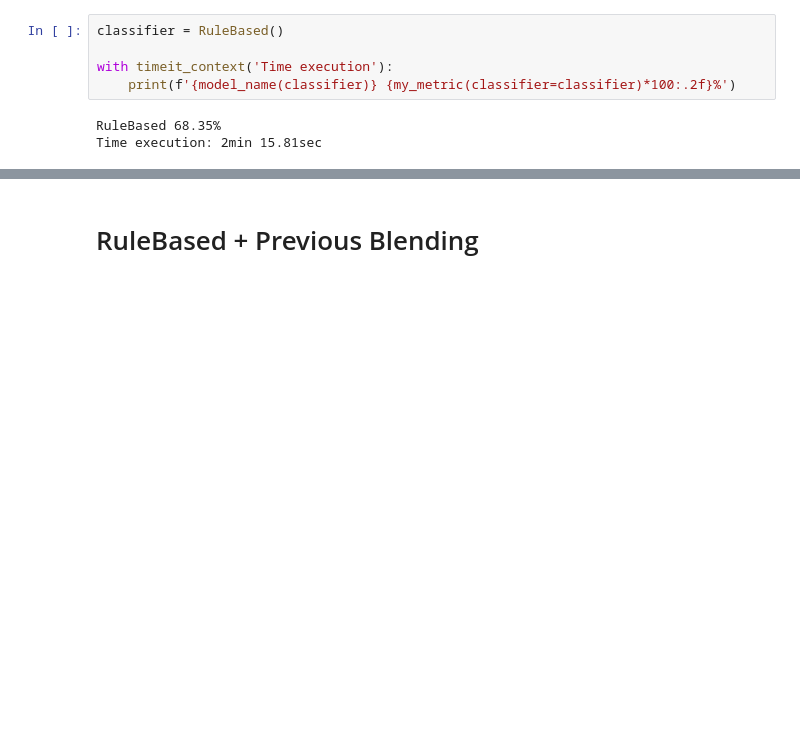
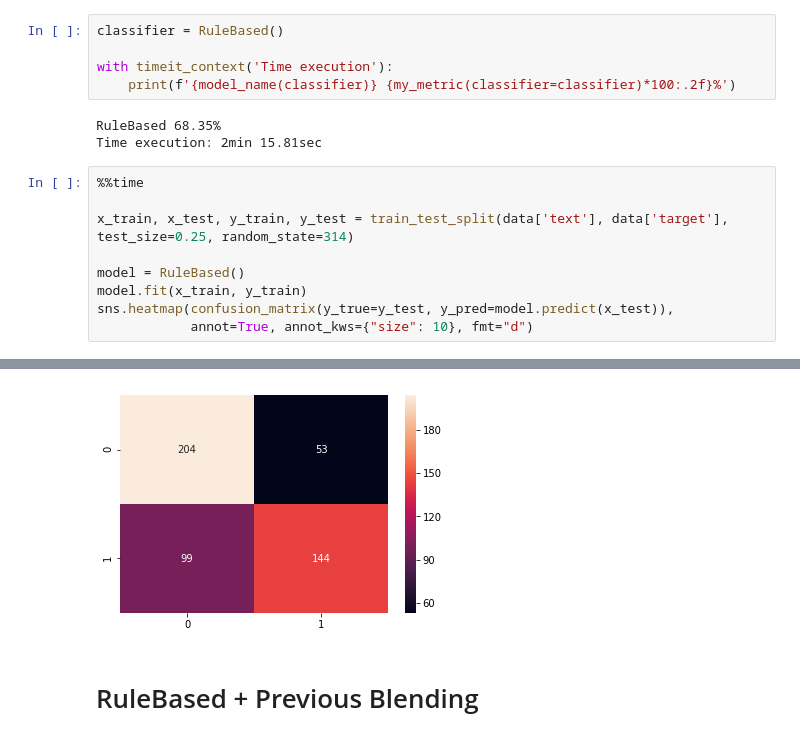
Before and after one commit to Cyned/UCU2019, a Jupyter notebook: nlp/Experiments.ipynb, the cells around one changed output, grey strips where cells are left out. Saved outputs shown, nothing was run; the diff lists cells and outputs as text; blank space fills up the shorter version.

Commit message:
add some models

```diff
--- a/nlp/Experiments.ipynb
+++ b/nlp/Experiments.ipynb
@@ -364,3 +361,13 @@ with timeit_context('Time execution'):
 # %% [output]
 RuleBased 68.35%
 Time execution: 2min 15.81sec
+# %%
+%%time
+
+x_train, x_test, y_train, y_test = train_test_split(data['text'], data['target'], test_size=0.25, random_state=314)
+
+model = RuleBased()
+model.fit(x_train, y_train)
+sns.heatmap(confusion_matrix(y_true=y_test, y_pred=model.predict(x_test)),
+            annot=True, annot_kws={"size": 10}, fmt="d")
+# %% [output]
@@ -367,3 +376,4 @@ Time execution: 2min 15.81sec
+[figure, added]
 # %% [markdown]
 # RuleBased + Previous Blending
 # %%
```
Also changed, not shown: parts of 16 cells of this notebook, 10 other files.
